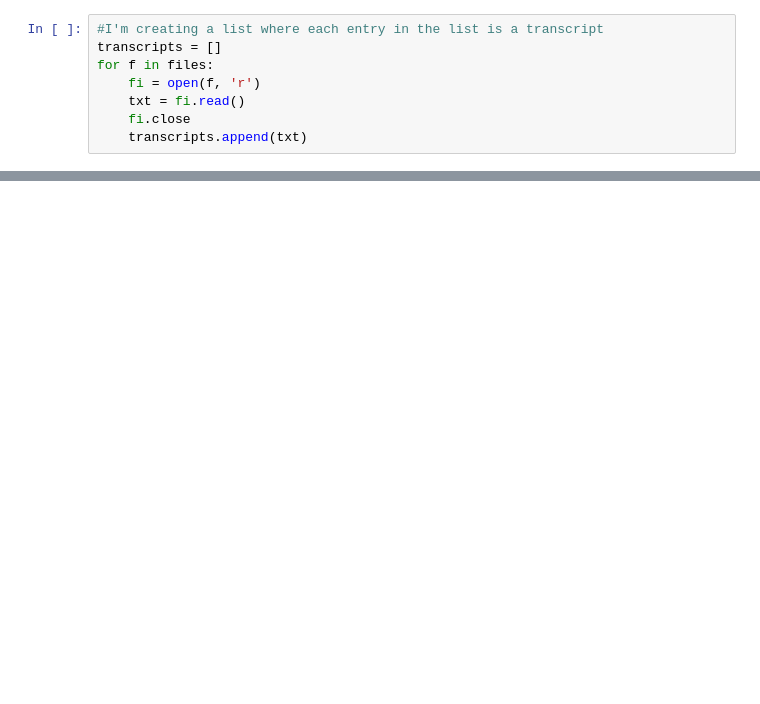
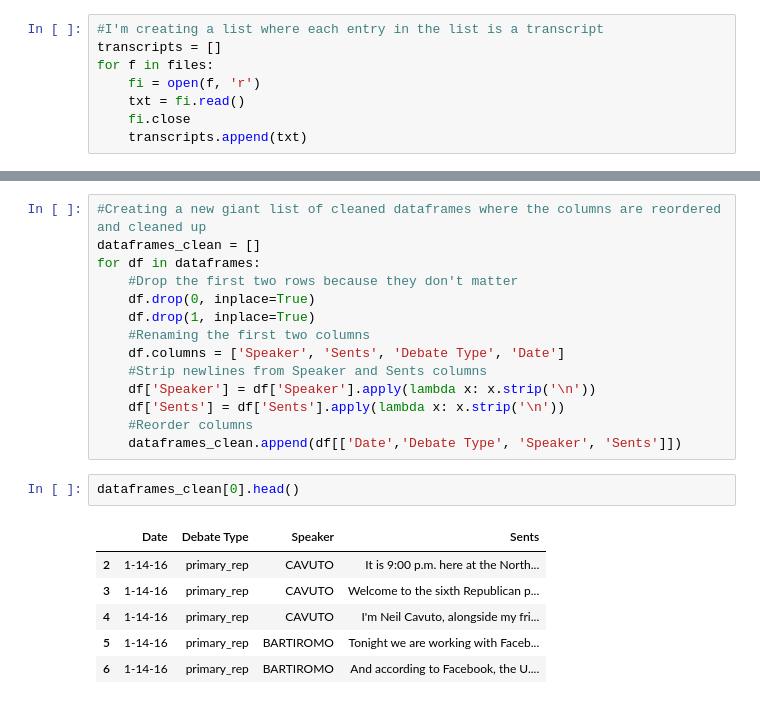
Before and after one commit to Data-Science-for-Linguists/2016-Debates-and-Referring-Expressions, a Jupyter notebook: secondary_data_processing.ipynb, the cells around one changed output, grey strips where cells are left out. Drawn from its saved outputs; the diff is of its cells as text; blank space fills up the shorter version.

```diff
--- a/secondary_data_processing.ipynb
+++ b/secondary_data_processing.ipynb
@@ -510,0 +207,23 @@ The only information I had about copyright from the American Presidency Project
+# %%
+#Creating a new giant list of cleaned dataframes where the columns are reordered and cleaned up
+dataframes_clean = []
+for df in dataframes:
+    #Drop the first two rows because they don't matter
+    df.drop(0, inplace=True)
+    df.drop(1, inplace=True)
+    #Renaming the first two columns
+    df.columns = ['Speaker', 'Sents', 'Debate Type', 'Date']
+    #Strip newlines from Speaker and Sents columns
+    df['Speaker'] = df['Speaker'].apply(lambda x: x.strip('\n'))
+    df['Sents'] = df['Sents'].apply(lambda x: x.strip('\n'))
+    #Reorder columns
+    dataframes_clean.append(df[['Date','Debate Type', 'Speaker', 'Sents']])
+# %%
+dataframes_clean[0].head()
+# %% [output]
+|  | Date | Debate Type | Speaker | Sents |
+| 2 | 1-14-16 | primary_rep | CAVUTO | It is 9:00 p.m. here at the North... |
+| 3 | 1-14-16 | primary_rep | CAVUTO | Welcome to the sixth Republican p... |
+| 4 | 1-14-16 | primary_rep | CAVUTO | I'm Neil Cavuto, alongside my fri... |
+| 5 | 1-14-16 | primary_rep | BARTIROMO | Tonight we are working with Faceb... |
+| 6 | 1-14-16 | primary_rep | BARTIROMO | And according to Facebook, the U.... |
```
Also changed, not shown: parts of 69 cells of this notebook.
